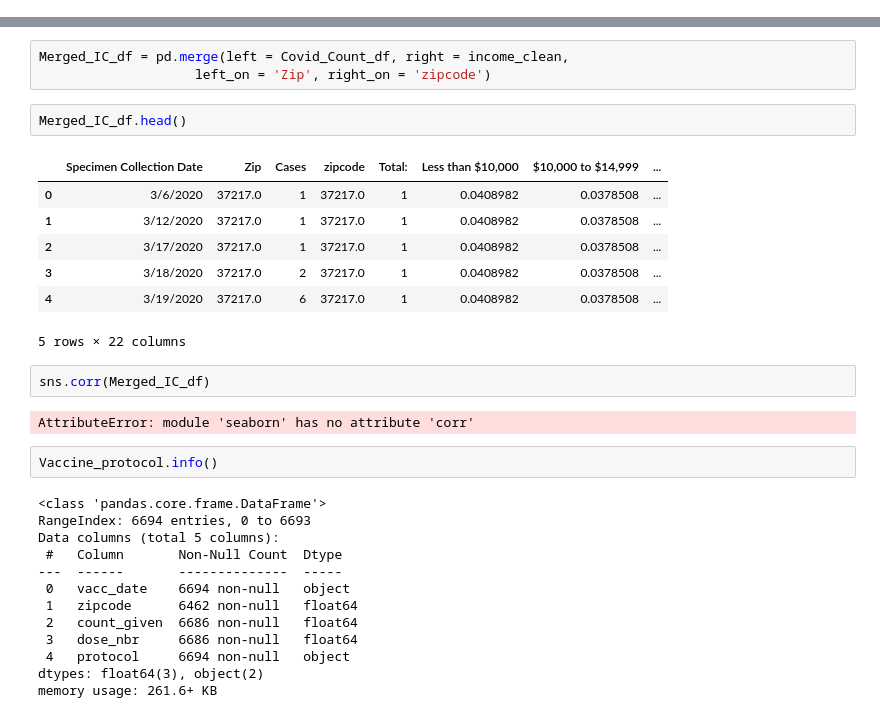
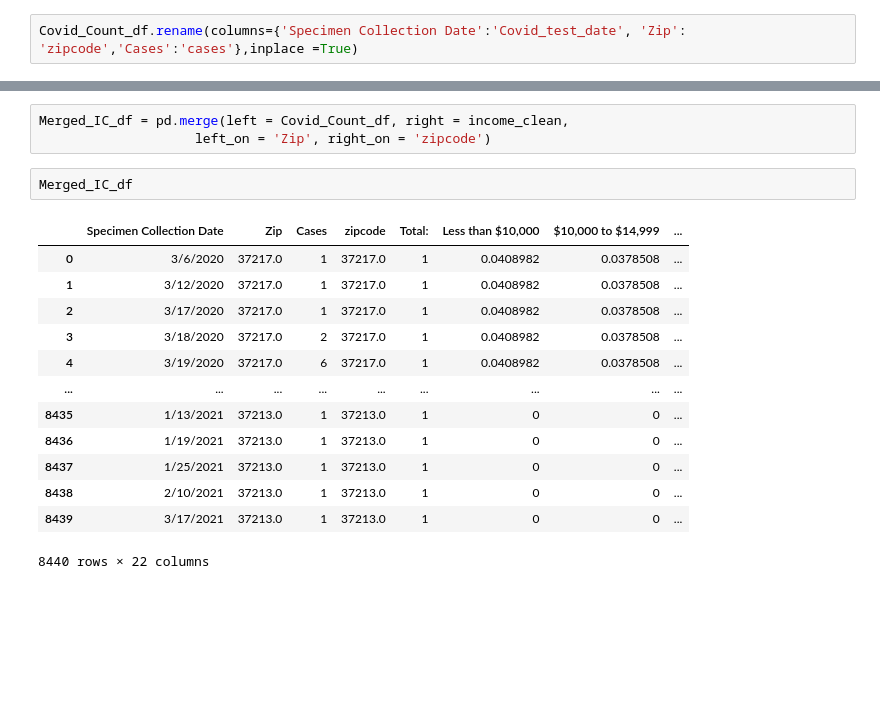
Before and after one commit to ryanhilber93/nash-covid-cases-vaccines-hot_chickens, a Jupyter notebook: data/COVID Vaccine Data.ipynb, the cells around one changed output, grey strips where cells are left out. Cells and saved outputs as stored; diff of their text form; blank space fills up the shorter version.

```diff
--- a/data/COVID Vaccine Data.ipynb
+++ b/data/COVID Vaccine Data.ipynb
@@ -26,3 +26,5 @@ Covid_Count_df.head(10)
 | 7 | 3/11/2020 | 37214.0 | 1 |
 | 8 | 3/11/2020 | 37215.0 | 3 |
 | 9 | 3/12/2020 | NaN | 1 |
+# %%
+Covid_Count_df.rename(columns={'Specimen Collection Date':'Covid_test_date', 'Zip': 'zipcode','Cases':'cases'},inplace =True)
@@ -86,31 +227,18 @@ income_clean['zipcode'] =income_clean['zipcode'].astype(float)
 Merged_IC_df = pd.merge(left = Covid_Count_df, right = income_clean,
                     left_on = 'Zip', right_on = 'zipcode')
 # %%
-Merged_IC_df.head()
+Merged_IC_df
 # %% [output]
 |  | Specimen Collection Date | Zip | Cases | zipcode | Total: | Less than $10,000 | $10,000 to $14,999 | ... |
 | 0 | 3/6/2020 | 37217.0 | 1 | 37217.0 | 1 | 0.0408982 | 0.0378508 | ... |
 | 1 | 3/12/2020 | 37217.0 | 1 | 37217.0 | 1 | 0.0408982 | 0.0378508 | ... |
 | 2 | 3/17/2020 | 37217.0 | 1 | 37217.0 | 1 | 0.0408982 | 0.0378508 | ... |
 | 3 | 3/18/2020 | 37217.0 | 2 | 37217.0 | 1 | 0.0408982 | 0.0378508 | ... |
 | 4 | 3/19/2020 | 37217.0 | 6 | 37217.0 | 1 | 0.0408982 | 0.0378508 | ... |
+| ... | ... | ... | ... | ... | ... | ... | ... | ... |
+| 8435 | 1/13/2021 | 37213.0 | 1 | 37213.0 | 1 | 0 | 0 | ... |
+| 8436 | 1/19/2021 | 37213.0 | 1 | 37213.0 | 1 | 0 | 0 | ... |
+| 8437 | 1/25/2021 | 37213.0 | 1 | 37213.0 | 1 | 0 | 0 | ... |
+| 8438 | 2/10/2021 | 37213.0 | 1 | 37213.0 | 1 | 0 | 0 | ... |
+| 8439 | 3/17/2021 | 37213.0 | 1 | 37213.0 | 1 | 0 | 0 | ... |
-5 rows × 22 columns
+8440 rows × 22 columns
-# %%
-sns.corr(Merged_IC_df)
-# %% [output]
-AttributeError: module 'seaborn' has no attribute 'corr'
-# %%
-Vaccine_protocol.info()
-# %% [output]
-<class 'pandas.core.frame.DataFrame'>
-RangeIndex: 6694 entries, 0 to 6693
-Data columns (total 5 columns):
- #   Column       Non-Null Count  Dtype
----  ------       --------------  -----
- 0   vacc_date    6694 non-null   object
- 1   zipcode      6462 non-null   float64
- 2   count_given  6686 non-null   float64
- 3   dose_nbr     6686 non-null   float64
- 4   protocol     6694 non-null   object
-dtypes: float64(3), object(2)
-memory usage: 261.6+ KB
```
Also changed, not shown: parts of 22 cells of this notebook.
